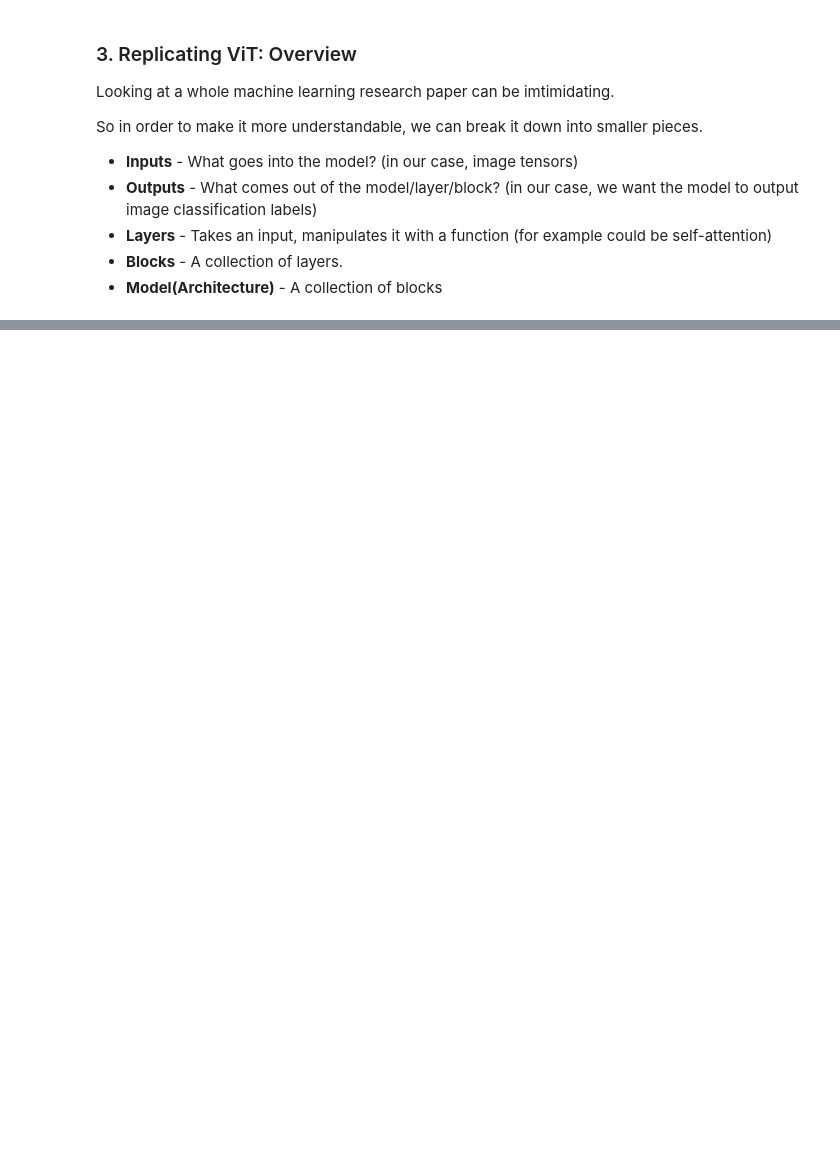
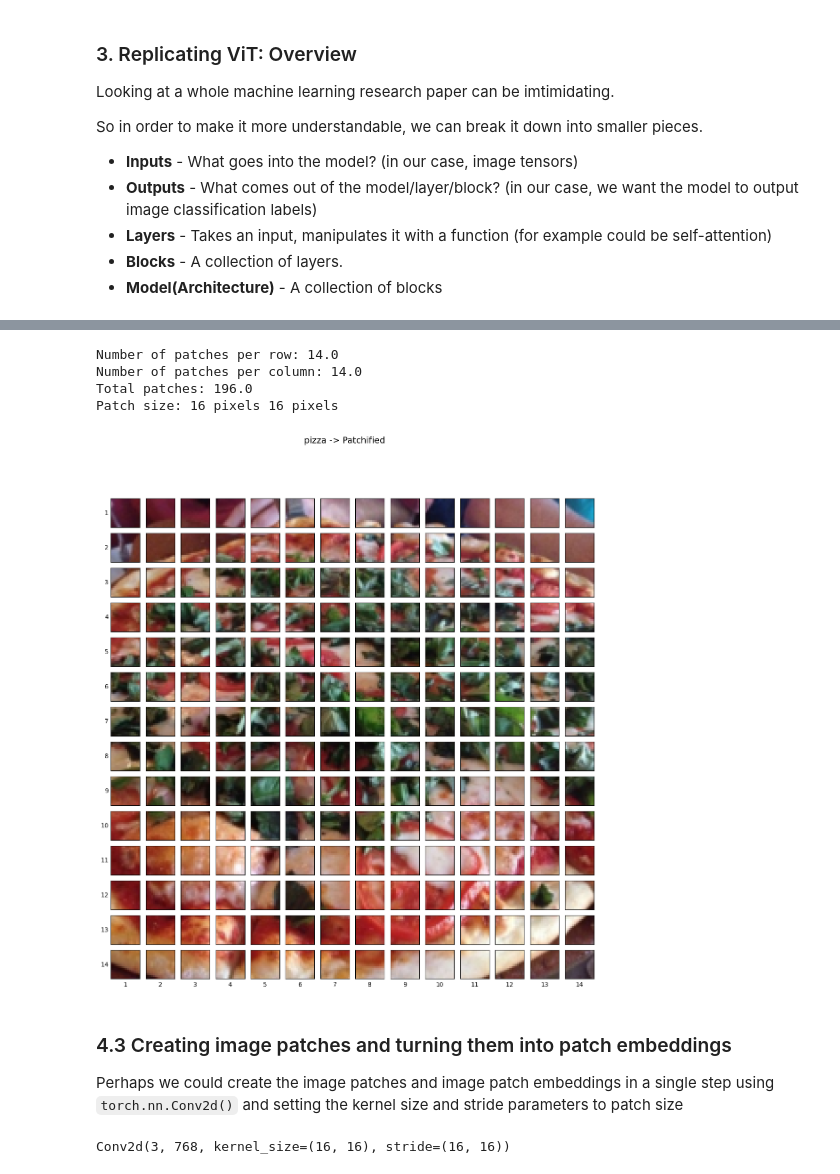
Before and after one commit to beyzoskaya/PyTorch_deepLearning, a Jupyter notebook: 08_pytorch_paper_replicating.ipynb, the cells around one changed output, grey strips where cells are left out. Cells and saved outputs as stored; diff of their text form; code cells hidden in the pictures; blank space fills up the shorter version.

```diff
--- a/08_pytorch_paper_replicating.ipynb
+++ b/08_pytorch_paper_replicating.ipynb
@@ -260,0 +363,64 @@ y = Linear_layer(LN_layer(x_output_MLP_block))
+# %%
+# Setup code to plot whole image as patches
+img_size = 224
+patch_size = 16
+num_patches = img_size/patch_size
+assert img_size % patch_size == 0, "Image size must be divisible by patch size"
+print(f"Number of patches per row: {num_patches}\
+  \nNumber of patches per column: {num_patches}\
+  \nTotal patches: {num_patches*num_patches}\
+  \nPatch size: {patch_size} pixels {patch_size} pixels")
+
+# Create a series of subplots
+fig, axs = plt.subplots(nrows=img_size//patch_size,
+                        ncols=img_size//patch_size,
+                        figsize=(num_patches,num_patches),
+                        sharex=True,
+                        sharey=True)
+
+# Loop through height and width of image
+for i, patch_height in enumerate(range(0,img_size,patch_size)): # iterate through height
+  for j, patch_width in enumerate(range(0, img_size, patch_size)):
+    # Plot the permuted image on the different axes
+    axs[i,j].imshow(image_permuted[patch_height:patch_height+patch_size, # iterate through height
+                                   patch_width:patch_width+patch_size, # iterate through width
+                                   :]) # get all color channels
+    # Set up label information for each subplot (patch)
+    axs[i,j].set_ylabel(i+1,
+                        rotation="horizontal",
+                        horizontalalignment="right",
+                        verticalalignment="center")
+    axs[i,j].set_xlabel(j+1)
+    axs[i,j].set_xticks([])
+    axs[i,j].set_yticks([])
+    axs[i,j].label_outer()
+
+# Set up a title for the plot
+fig.suptitle(f"{class_names[label]} -> Patchified", fontsize=14)
+plt.show()
+# %% [output]
+Number of patches per row: 14.0
+Number of patches per column: 14.0
+Total patches: 196.0
+Patch size: 16 pixels 16 pixels
+[figure, added]
+# %% [markdown]
+### 4.3 Creating image patches and turning them into patch embeddings
+
+Perhaps we could create the image patches and image patch embeddings in a single step using `torch.nn.Conv2d()` and setting the kernel size and stride parameters to patch size
+# %%
+# Create conv2d layer to turn image into patches of learnable feture maps (embeddings)
+from torch import nn
+
+# Set the patch size
+patch_size = 16
+
+# Create a conv2d layer with hyperparameters from the ViT paper
+conv2d = nn.Conv2d(in_channels=3, # for color images
+                   out_channels=768, # D size from Table 1
+                   kernel_size = patch_size,
+                   stride=patch_size,
+                   padding=0)
+conv2d
+# %% [output]
+Conv2d(3, 768, kernel_size=(16, 16), stride=(16, 16))
```
Also changed, not shown: parts of 26 cells of this notebook.
